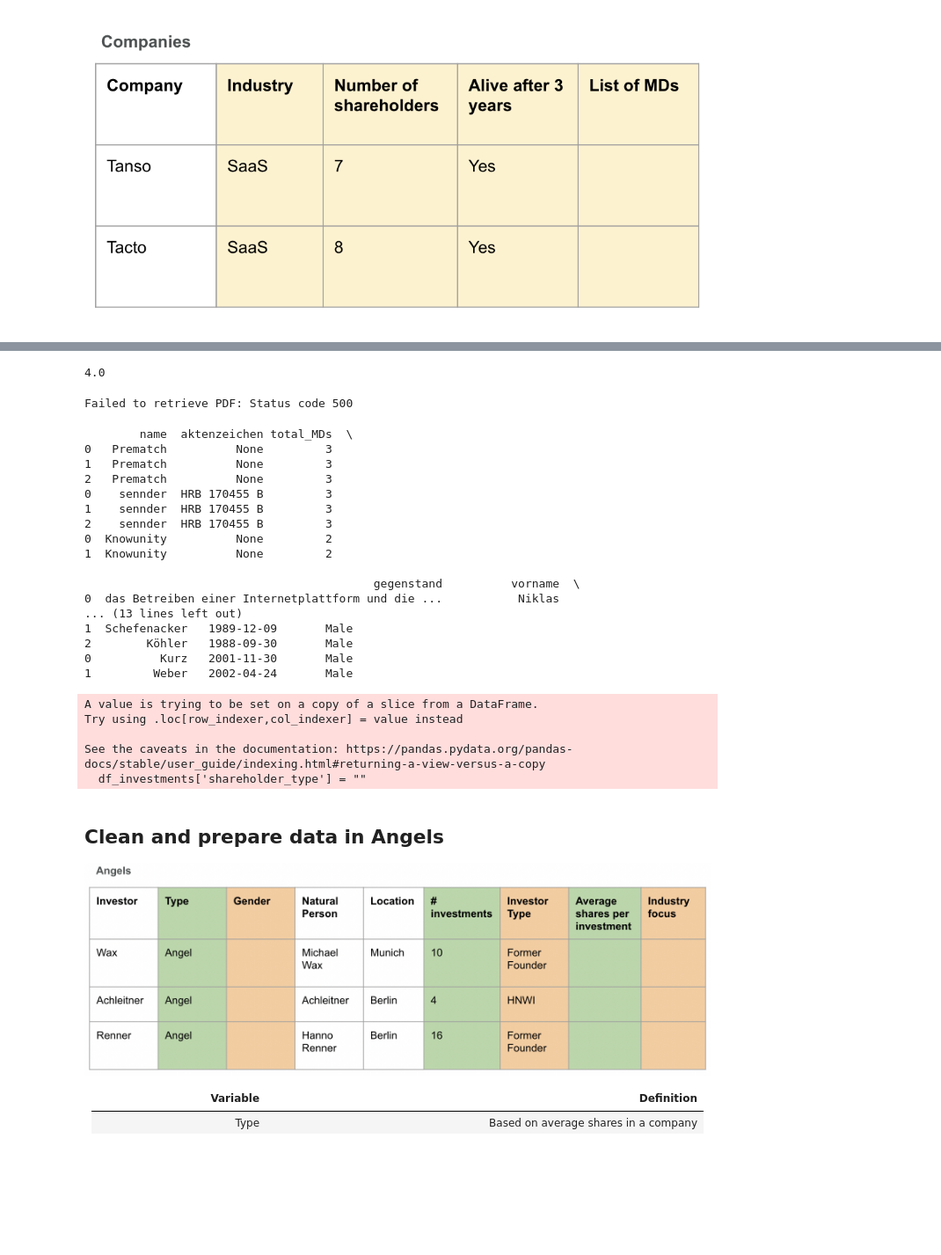
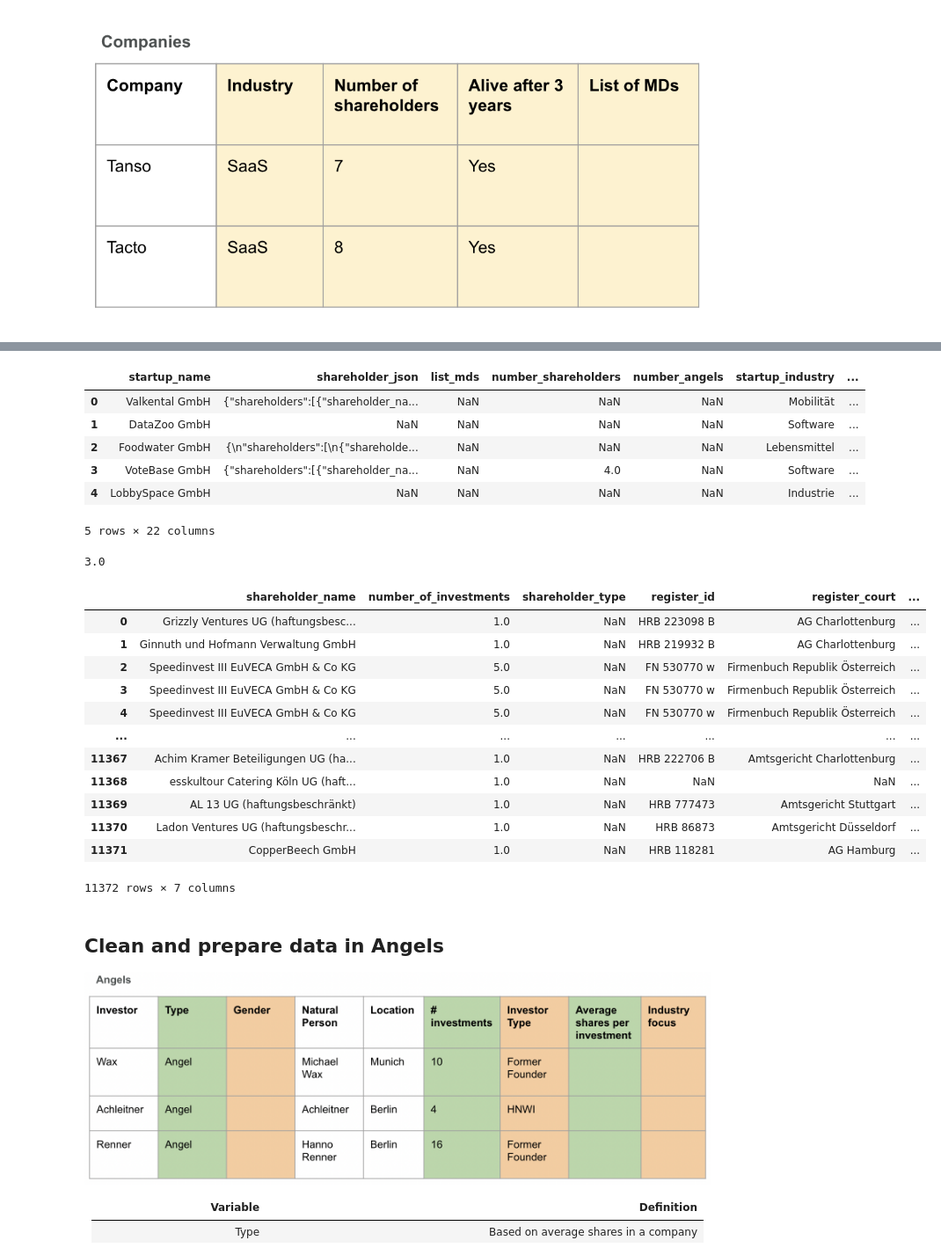
Before and after one commit to annabellscha/cr_exploration, a Jupyter notebook: notebooks/data_cleaning.ipynb, the cells around one changed output, grey strips where cells are left out. Shown at 88% size. Drawn from its saved outputs; the diff is of its cells as text; code cells hidden in the pictures; blank space fills up the shorter version.

```diff
--- a/notebooks/data_cleaning.ipynb
+++ b/notebooks/data_cleaning.ipynb
@@ -257,47 +206,19 @@ print(df_startups)
+# %%
+#add the number of investors to df_startups
+number_of_investors = df_shareholder_relations['startup_id'].value_counts()
+df_startups['number_shareholders'] = df_startups['startup_id'].map(number_of_investors)
+df_startups.head()
+# %% [output]
+|  | startup_name | shareholder_json | list_mds | number_shareholders | number_angels | startup_industry | ... |
+| 0 | Valkental GmbH | {"shareholders":[{"shareholder_na... | NaN | NaN | NaN | Mobilität | ... |
+| 1 | DataZoo GmbH | NaN | NaN | NaN | NaN | Software | ... |
+| 2 | Foodwater GmbH | {\n"shareholders":[\n{"shareholde... | NaN | NaN | NaN | Lebensmittel | ... |
+| 3 | VoteBase GmbH | {"shareholders":[{"shareholder_na... | NaN | 4.0 | NaN | Software | ... |
+| 4 | LobbySpace GmbH | NaN | NaN | NaN | NaN | Industrie | ... |
+5 rows × 22 columns
 # %%
 #calclate median number of shareholders "counts" of df_startups
-median = df_startups['counts'].median()
+median = df_startups['number_shareholders'].median()
 print(median)
 # %% [output]
-4.0
+3.0
-# %%
-#add column type of investment
-#get the MDs for all startups to identify the founders
-md_startups_input = df_startups['company'].head(4)
-
-
-df_md_startups=pd.DataFrame()
-
-for i in md_startups_input:
-    try:
-        df_md_startups = df_md_startups.append(get_shareholder_details_from_si(i))
-    except:
-        pass
-
-print(df_md_startups)
-
-df_investments['shareholder_type'] = ""
-# %% [output]
-Failed to retrieve PDF: Status code 500
-        name  aktenzeichen total_MDs  \
-0   Prematch          None         3
-1   Prematch          None         3
-2   Prematch          None         3
-0    sennder  HRB 170455 B         3
-1    sennder  HRB 170455 B         3
-2    sennder  HRB 170455 B         3
-0  Knowunity          None         2
-1  Knowunity          None         2
-
-                                          gegenstand          vorname  \
-0  das Betreiben einer Internetplattform und die ...           Niklas
-... (13 lines left out)
-1  Schefenacker   1989-12-09       Male
-2        Köhler   1988-09-30       Male
-0          Kurz   2001-11-30       Male
-1         Weber   2002-04-24       Male
-A value is trying to be set on a copy of a slice from a DataFrame.
-Try using .loc[row_indexer,col_indexer] = value instead
-
-See the caveats in the documentation: https://pandas.pydata.org/pandas-docs/stable/user_guide/indexing.html#returning-a-view-versus-a-copy
-  df_investments['shareholder_type'] = ""
@@ -304,3 +228,20 @@ See the caveats in the documentation: https://pandas.pydata.org/pandas-docs/stab
+# %%
+df_shareholders.to_csv('/Users/annabellschafer/Desktop/GitHub/cr_exploration/notebooks/dataframes/shareholders_rows.csv', index=False)
+df_shareholders
+# %% [output]
+|  | shareholder_name | number_of_investments | shareholder_type | register_id | register_court | ... |
+| 0 | Grizzly Ventures UG (haftungsbesc... | 1.0 | NaN | HRB 223098 B | AG Charlottenburg | ... |
+| 1 | Ginnuth und Hofmann Verwaltung GmbH | 1.0 | NaN | HRB 219932 B | AG Charlottenburg | ... |
+| 2 | Speedinvest III EuVECA GmbH & Co KG | 5.0 | NaN | FN 530770 w | Firmenbuch Republik Österreich | ... |
+| 3 | Speedinvest III EuVECA GmbH & Co KG | 5.0 | NaN | FN 530770 w | Firmenbuch Republik Österreich | ... |
+| 4 | Speedinvest III EuVECA GmbH & Co KG | 5.0 | NaN | FN 530770 w | Firmenbuch Republik Österreich | ... |
+| ... | ... | ... | ... | ... | ... | ... |
+| 11367 | Achim Kramer Beteiligungen UG (ha... | 1.0 | NaN | HRB 222706 B | Amtsgericht Charlottenburg | ... |
+| 11368 | esskultour Catering Köln UG (haft... | 1.0 | NaN | NaN | NaN | ... |
+| 11369 | AL 13 UG (haftungsbeschränkt) | 1.0 | NaN | HRB 777473 | Amtsgericht Stuttgart | ... |
+| 11370 | Ladon Ventures UG (haftungsbeschr... | 1.0 | NaN | HRB 86873 | Amtsgericht Düsseldorf | ... |
+| 11371 | CopperBeech GmbH | 1.0 | NaN | HRB 118281 | AG Hamburg | ... |
+11372 rows × 7 columns
 # %% [markdown]
 ## Clean and prepare data in Angels
 
```
Also changed, not shown: parts of 28 cells of this notebook, 28 other files.
